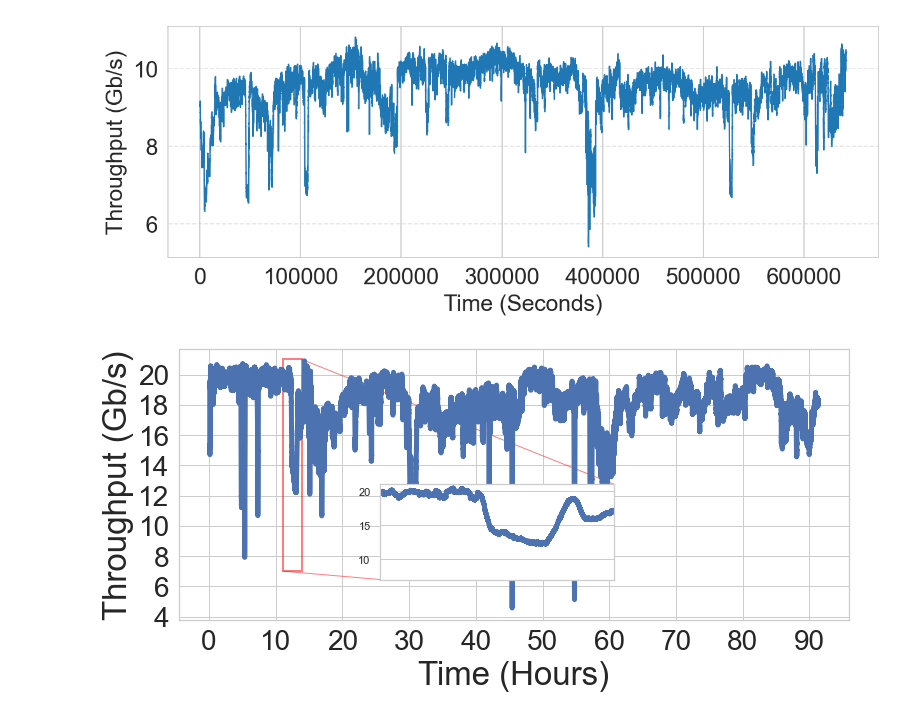
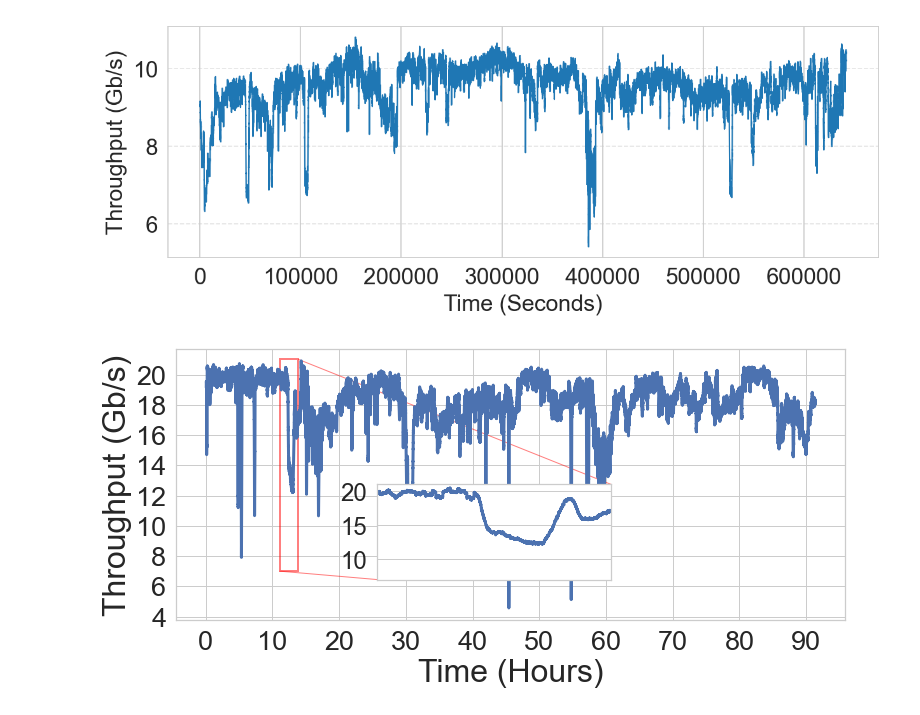
Before and after one commit to EhsanSaZ/BottleneckDetection, a Jupyter notebook: analysis/throughput_analysis.ipynb, the cells around one changed output. Saved outputs shown, nothing was run; the diff lists cells and outputs as text; code cells hidden in the pictures.

```diff
--- a/analysis/throughput_analysis.ipynb
+++ b/analysis/throughput_analysis.ipynb
@@ -896,7 +888,7 @@ plt.savefig('throughput-cc8.pdf', bbox_inches='tight')
 [figure]
 # %%
 from matplotlib import pyplot as plt
-plt.rcParams.update({'font.size': 16})
+# plt.rcParams.update({'font.size': 16})
 
 df = pd.read_csv("values-16.csv")
 df = df[df.throughput>0]
@@ -919,45 +911,46 @@ sns.set_palette("Set2")
 
 # plt.rcParams.update({'font.size': 18})
 markersize = 9
-lw=5
+lw=3
 
 fig, ax = plt.subplots(figsize =(12,5))
 ax.plot(np.arange(len(df.throughput)), df.throughput, linewidth=lw, color='b')
 # ax.plot(np.arange(len(df.throughput[0:1000])), df.throughput[0:1000], linewidth=2)
 # severity_levels = np.arange(5) + 1
 # ax.grid(True, axis='y', linestyle='--', alpha=0.5 )
-ax.set_xlabel('Time (Hours)', fontsize=33)
+ax.set_xlabel('Time (Hours)', fontsize=32)
 ax_xlim = np.arange(0,len(df.throughput), 60*60*10)
 # plt.xticks(ax_xlim, [str(int(n/3600)) for n in ax_xlim], fontsize=28)
-ax.set_xticks(ax_xlim, [str(int(n/3600)) for n in ax_xlim], fontsize=28)
+ax.set_xticks(ax_xlim, [str(int(n/3600)) for n in ax_xlim], fontsize=27)
 # ax.set_xticks(np.arange(1,6,1))
-ax.set_ylabel('Throughput (Gb/s)', fontsize=33)
-plt.yticks(np.arange(4,22,2), fontsize=28)
+ax.set_ylabel('Throughput (Gb/s)', fontsize=32)
+plt.yticks(np.arange(4,22,2), fontsize=27)
 
 # inset axes....
 axins = ax.inset_axes([0.3, 0.15, 0.35, 0.35],)
 # axins.imshow(Z2, extent=extent, origin="lower")
 # # sub region of the original image
 start = 40000
 length = 10000
 x1, x2, y1, y2 = start, start + length, 7, 21
 
 axins.set_xlim(x1, x2)
 axins.set_ylim(y1, y2)
 axins.plot(np.arange(len(df.throughput)), df.throughput, lw=lw, color='b')
-axins.set_yticks(np.arange(10,25,5), fontsize=28)
+axins.set_yticks(np.arange(10,25,5), fontsize=27)
+axins.tick_params(labelsize=24)
 axins.set_xticks([])
 # axins_xlim = np.arange(start,start + length + 3600, 60*60*1.5)
 # axins.set_xticks(axins_xlim, [str(int(n/3600)) for n in axins_xlim])
 # axins.set_xticks(np.arange(start,start + length+1,500))
 # axins.grid(True, axis='y', linestyle='--', alpha=0.5 )
 # axins.axes.xaxis.set_visible(False)
 # axins.set_xticklabels([])
 # axins.set_yticklabels([])
 
 ax.indicate_inset_zoom(axins, edgecolor="red", lw=2, zorder=1)
 
 # plt.legend(fontsize = 14, loc='lower left')
 plt.savefig('throughput_cc16.pdf', bbox_inches='tight')
 # %% [output]
-[figure, old version]
+[figure, new version]
```
Also changed, not shown: parts of 3 cells of this notebook, 2 other files.
